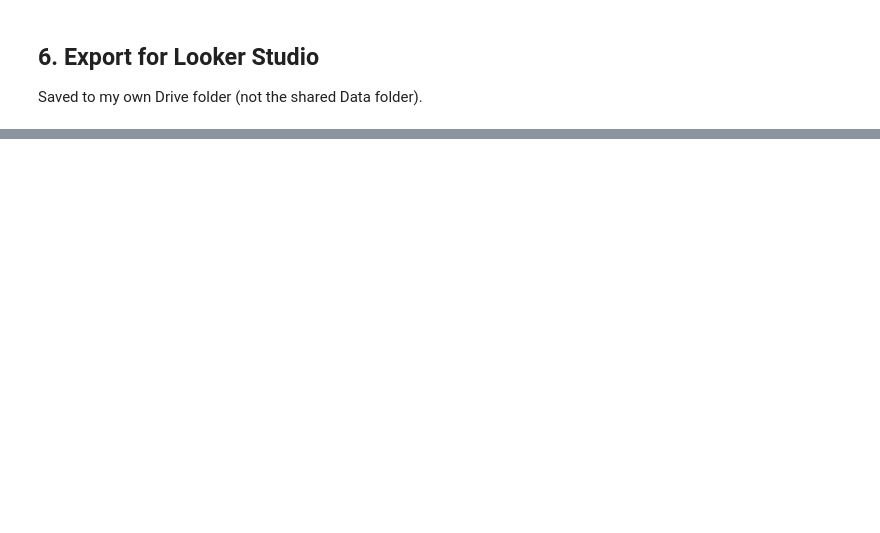
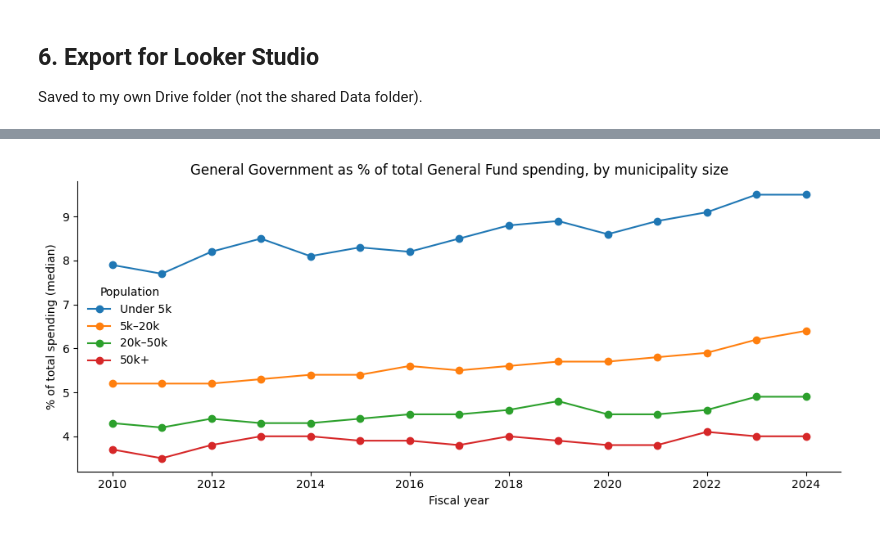
Before and after one commit to BU-Spark/ds-wgbh-municipal-lawsuits, a Jupyter notebook: fa26/sambisha_data_analysis.ipynb, the cells around one changed output, grey strips where cells are left out. Saved outputs shown, nothing was run; the diff lists cells and outputs as text; code cells hidden in the pictures; blank space fills up the shorter version.

Commit message:
Update DLS analysis: General Government share, spending mix, Looker exports

```diff
--- a/fa26/sambisha_data_analysis.ipynb
+++ b/fa26/sambisha_data_analysis.ipynb
@@ -384,0 +390,9 @@ print(os.listdir(OUT_DIR))
+# %%
+df['gg_share'] = np.where(df['usable'],
+                          df['expenditure_general_government'] / df['expenditure_total_expenditures'],
+                          np.nan)
+
+gg = (df.dropna(subset=['gg_share'])
+        .groupby(['year', 'size_band'], observed=True)['gg_share']
+        .median().mul(100).round(1).unstack())
+gg
@@ -384,0 +417,10 @@ print(os.listdir(OUT_DIR))
+# %%
+fig, ax = plt.subplots(figsize=(10, 4.5))
+for col in gg.columns:
+    ax.plot(gg.index, gg[col], marker='o', label=col)
+ax.set_title('General Government as % of total General Fund spending, by municipality size')
+ax.set_xlabel('Fiscal year'); ax.set_ylabel('% of total spending (median)')
+ax.legend(title='Population', frameon=False); ax.spines[['top', 'right']].set_visible(False)
+plt.tight_layout(); plt.show()
+# %% [output]
+[figure, added]
```
Also changed, not shown: parts of 11 cells of this notebook.
